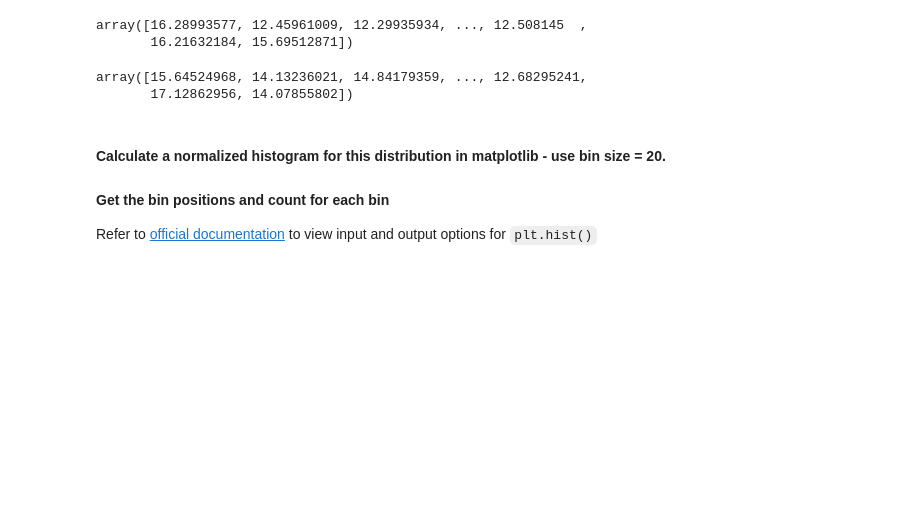
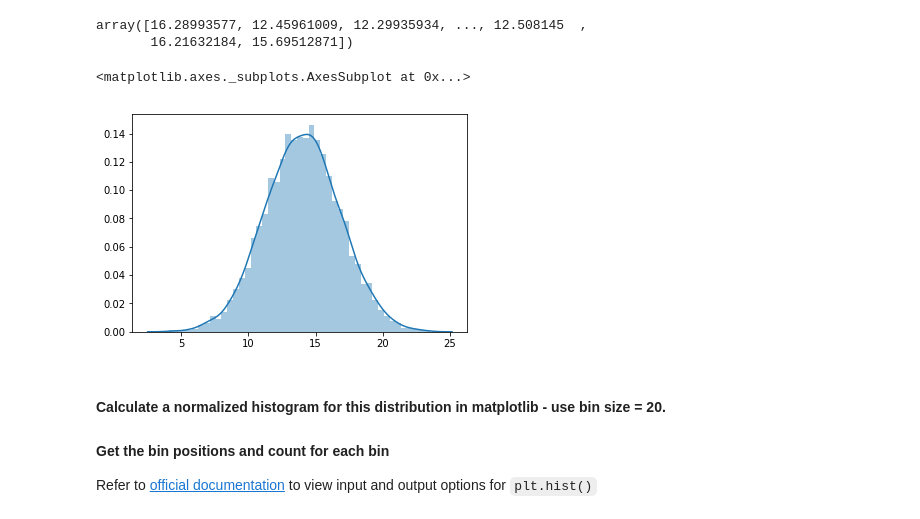
Before and after one commit to Ran-Tokman/dsc-1-09-13-normal-gaussian-distributions-lab-nyc-ds-career-031119, a Jupyter notebook: index.ipynb, the cells around one changed output. Cells and saved outputs as stored; diff of their text form; code cells hidden in the pictures; blank space fills up the shorter version.

```diff
--- a/index.ipynb
+++ b/index.ipynb
@@ -29,15 +29,11 @@ s
 # %% [output]
 array([16.28993577, 12.45961009, 12.29935934, ..., 12.508145  ,
        16.21632184, 15.69512871])
-# %%
-import numpy as np
-
-mu, sigma = 14, 2.8
-N = 5000
-s = np.random.normal(mu, sigma, N)
-# %% [output]
-array([15.64524968, 14.13236021, 14.84179359, ..., 12.68295241,
-       17.12862956, 14.07855802])
+# %%
+sns.distplot(s)
+# %% [output]
+<matplotlib.axes._subplots.AxesSubplot at 0x...>
+[figure, added]
 # %% [markdown]
 #### Calculate a normalized histogram for this distribution in matplotlib - use bin size = 20.
 #### Get the bin positions and count for each bin
```
